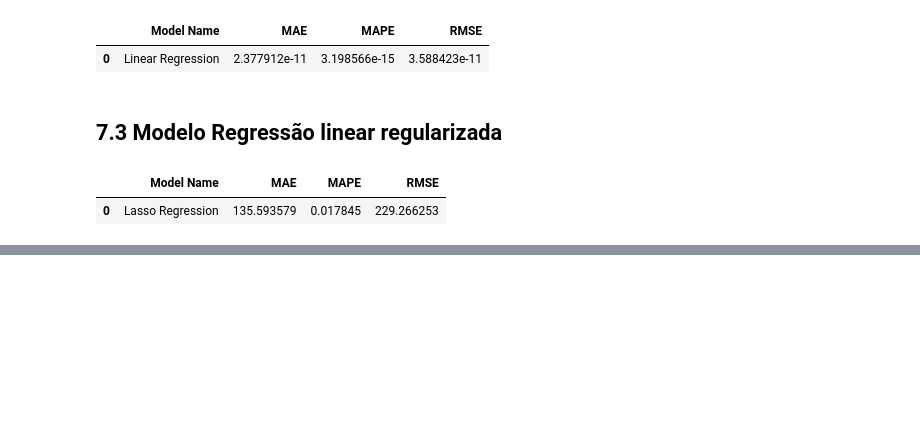
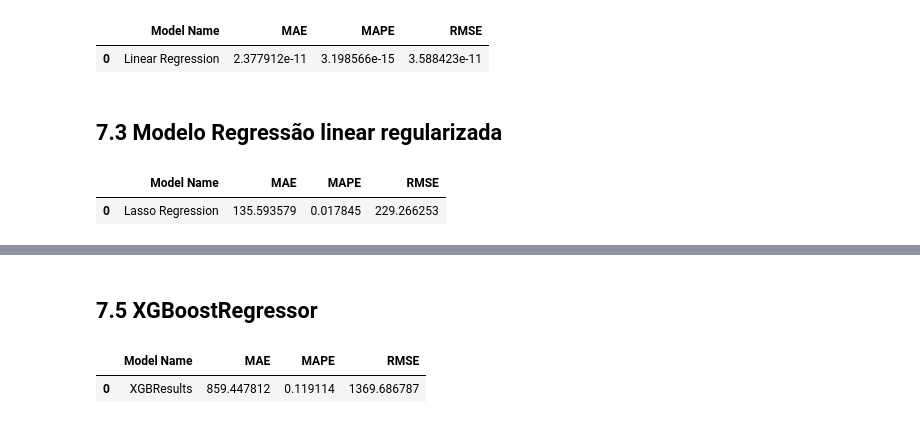
Before and after one commit to evaldocunhaf/ds-em-producao, a Jupyter notebook: RossmanDS.ipynb, the cells around one changed output, grey strips where cells are left out. Drawn from its saved outputs; the diff is of its cells as text; code cells hidden in the pictures; blank space fills up the shorter version.

```diff
--- a/RossmanDS.ipynb
+++ b/RossmanDS.ipynb
@@ -1043,0 +1059,14 @@ ml_error("Lasso Regression", np.expm1(y_test), np.expm1(yhat_la))
+# %% [markdown]
+## 7.5 XGBoostRegressor
+# %%
+# modelo
+model_xgb = xgb.XGBRegressor(objective="reg:squarederror", n_estimators=100, eta=0.01, max_depth=10, subsample=0.7).fit(x_train, y_train)
+
+#prediction
+yhat_xgb = model_xgb.predict(x_test)
+
+#performance
+ml_error("XGBResults", np.expm1(y_test), np.expm1(yhat_xgb))
+# %% [output]
+|  | Model Name | MAE | MAPE | RMSE |
+| 0 | XGBResults | 859.447812 | 0.119114 | 1369.686787 |
```
Also changed, not shown: parts of 4 cells of this notebook.
